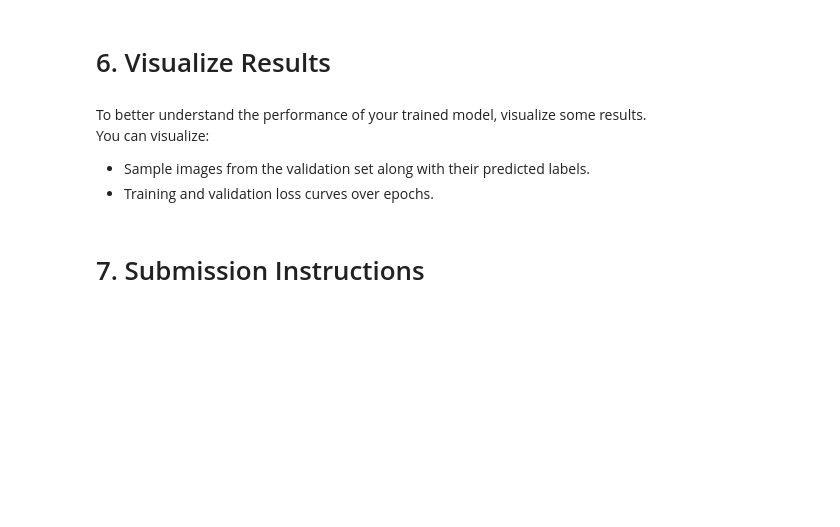
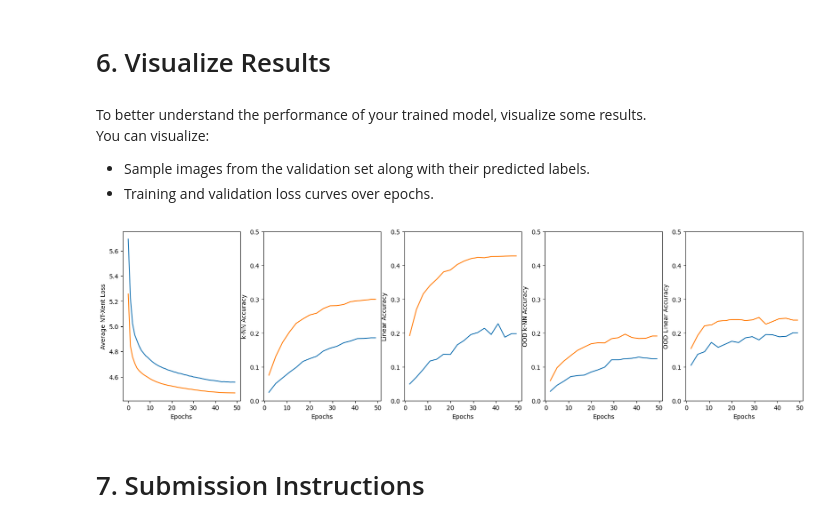
Before and after one commit to brygotti/cs461_assignment1, a Jupyter notebook: CS461_Assignment1.ipynb, the cells around one changed output. Saved outputs shown, nothing was run; the diff lists cells and outputs as text; code cells hidden in the pictures; blank space fills up the shorter version.

Commit message:
add visualization in notebook

```diff
--- a/CS461_Assignment1.ipynb
+++ b/CS461_Assignment1.ipynb
@@ -354,3 +330,51 @@ plt.show()
+# %%
+api = wandb.Api()
+history_baseline_model = api.run("bry_gotti-epfl/cs461_assignment1/42bd2sv3").history().interpolate()
+history_best_model = api.run("bry_gotti-epfl/cs461_assignment1/93jetwhd").history().interpolate()
+
+fig, axes = plt.subplots(1, 5, figsize=(20, 5))
+history_baseline_model["loss"].plot.line(ax=axes[0],
+               xlabel="Epochs",
+               ylabel="Average NT-Xent Loss")
+history_best_model["loss"].plot.line(ax=axes[0],
+               xlabel="Epochs",
+               ylabel="Average NT-Xent Loss")
+
+history_baseline_model["knn_accuracy"].plot.line(ax=axes[1],
+               xlabel="Epochs",
+               ylabel="k-NN Accuracy")
+history_best_model["knn_accuracy"].plot.line(ax=axes[1],
+               xlabel="Epochs",
+               ylabel="k-NN Accuracy")
+axes[1].set_ylim(0, 0.5)
+
+history_baseline_model["linear_accuracy"].plot.line(ax=axes[2],
+               xlabel="Epochs",
+               ylabel="Linear Accuracy")
+history_best_model["linear_accuracy"].plot.line(ax=axes[2],
+               xlabel="Epochs",
+               ylabel="Linear Accuracy")
+axes[2].set_ylim(0, 0.5)
+
+history_baseline_model["oods_knn_accuracy"].plot.line(ax=axes[3],
+               xlabel="Epochs",
+               ylabel="OOD k-NN Accuracy")
+history_best_model["oods_knn_accuracy"].plot.line(ax=axes[3],
+               xlabel="Epochs",
+               ylabel="OOD k-NN Accuracy")
+axes[3].set_ylim(0, 0.5)
+
+history_baseline_model["oods_linear_accuracy"].plot.line(ax=axes[4],
+               xlabel="Epochs",
+               ylabel="OOD Linear Accuracy")
+history_best_model["oods_linear_accuracy"].plot.line(ax=axes[4],
+               xlabel="Epochs",
+               ylabel="OOD Linear Accuracy")
+axes[4].set_ylim(0, 0.5)
+
+plt.show()
+# %% [output]
+[figure, added]
 # %% [markdown]
 # 7. Submission Instructions
 # %% [markdown]
```
Also changed, not shown: parts of 2 cells of this notebook.
